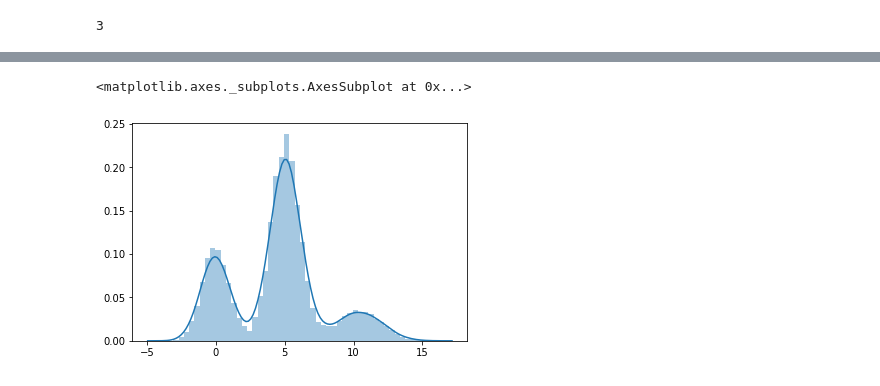
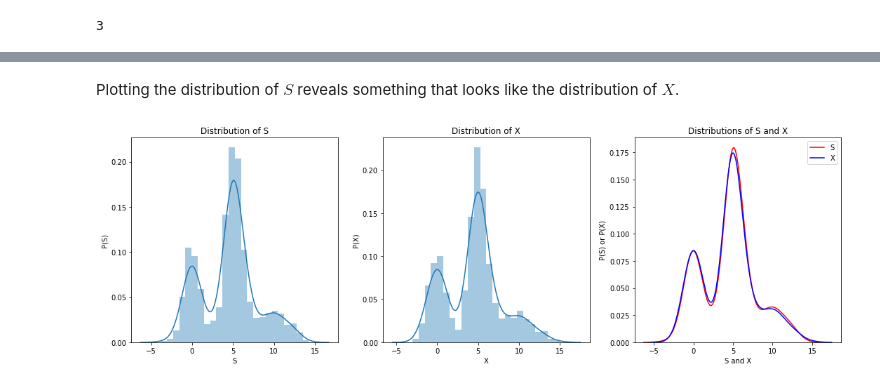
Before and after one commit to oneoffcoder/jupyter, a Jupyter notebook: data-science/gmm-dirichlet.ipynb, the cells around one changed output, grey strips where cells are left out. Saved outputs shown, nothing was run; the diff lists cells and outputs as text; code cells hidden in the pictures.

```diff
--- a/data-science/gmm-dirichlet.ipynb
+++ b/data-science/gmm-dirichlet.ipynb
@@ -82,7 +109,27 @@ mu_indices = np.argmax(dirichlet.rvs(gmm.weights_, size=18000, random_state=37),
 # %%
 S = np.array([np.random.normal(gaussians[idx][0], gaussians[idx][1]) for idx in mu_indices]).reshape(-1, 1)
-# %%
-sns.distplot(S)
-# %% [output]
-<matplotlib.axes._subplots.AxesSubplot at 0x...>
-[figure, removed]
+# %% [markdown]
+Plotting the distribution of $S$ reveals something that looks like the distribution of $X$.
+# %%
+fig, ax = plt.subplots(1, 3, figsize=(15, 5))
+ax = np.ravel(ax)
+
+sns.distplot(S, ax=ax[0])
+sns.distplot(X, ax=ax[1])
+sns.distplot(S, ax=ax[2], hist=False, color='red', label='S')
+sns.distplot(X, ax=ax[2], hist=False, color='blue', label='X')
+
+ax[0].set_xlabel('S')
+ax[0].set_ylabel('P(S)')
+ax[0].set_title('Distribution of S')
+ax[1].set_xlabel('X')
+ax[1].set_ylabel('P(X)')
+ax[1].set_title('Distribution of X')
+ax[2].set_xlabel('S and X')
+ax[2].set_ylabel('P(S) or P(X)')
+ax[2].set_title('Distributions of S and X')
+ax[2].legend()
+
+plt.tight_layout()
+# %% [output]
+[figure, added]
```
Also changed, not shown: parts of 27 cells of this notebook.
